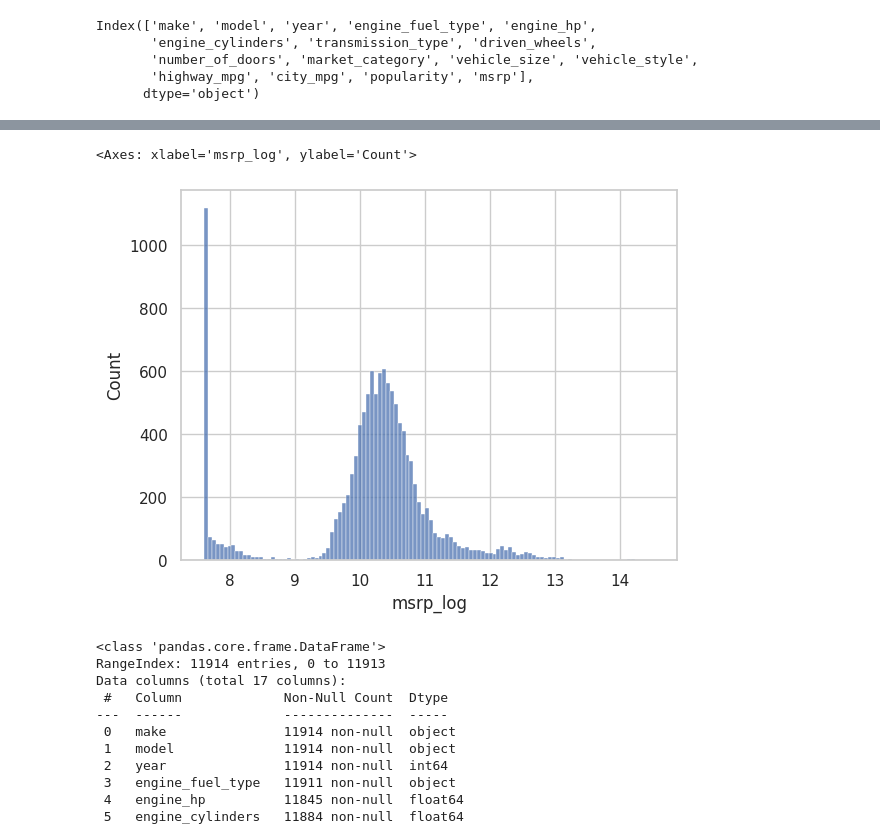
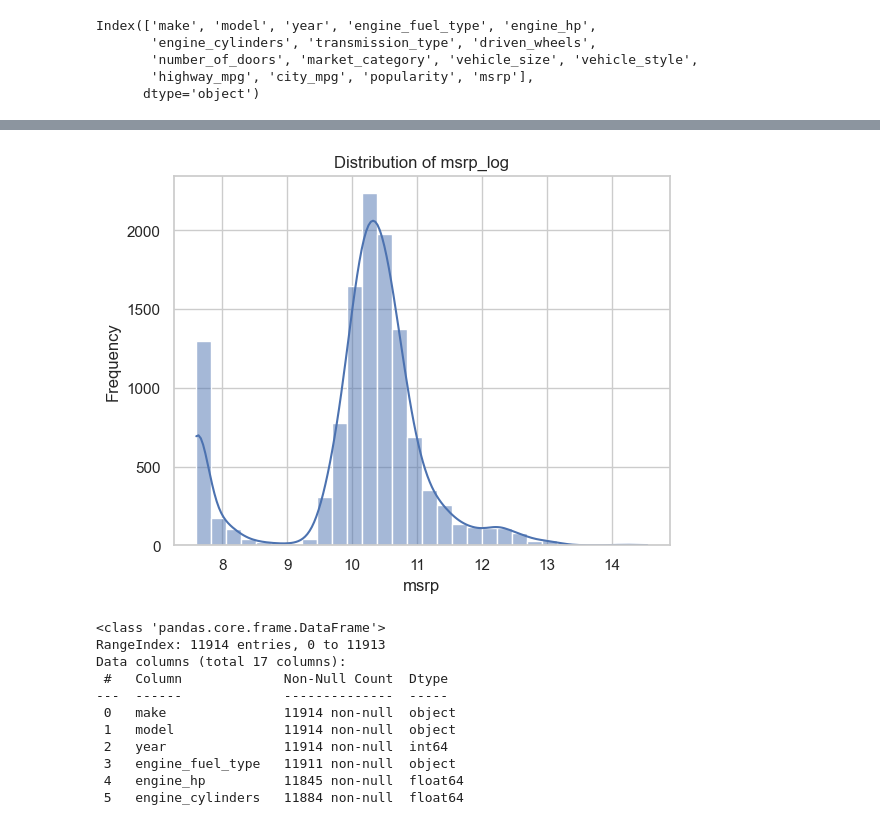
Before and after one commit to Mahmudhassan18/TDS-CARS-MSRP, a Jupyter notebook: TDS-CARS-MSRP.IPYNB, the cells around one changed output, grey strips where cells are left out. Saved outputs shown, nothing was run; the diff lists cells and outputs as text; code cells hidden in the pictures.

```diff
--- a/TDS-CARS-MSRP.IPYNB
+++ b/TDS-CARS-MSRP.IPYNB
@@ -55,9 +64,12 @@ sns.histplot(data['msrp'])
 # %%
 data['msrp_log']=np.log1p(data['msrp'])
-sns.histplot(data['msrp_log'])
+sns.histplot(data['msrp_log'], kde=True, bins=30)
+plt.title("Distribution of msrp_log")
+plt.xlabel("msrp")
+plt.ylabel("Frequency")
+plt.show()
 # %% [output]
-<Axes: xlabel='msrp_log', ylabel='Count'>
-[figure, old version]
+[figure, new version]
 # %%
 # Display basic information about the dataset
 print(data.info())
```
Also changed, not shown: parts of 17 cells of this notebook.
